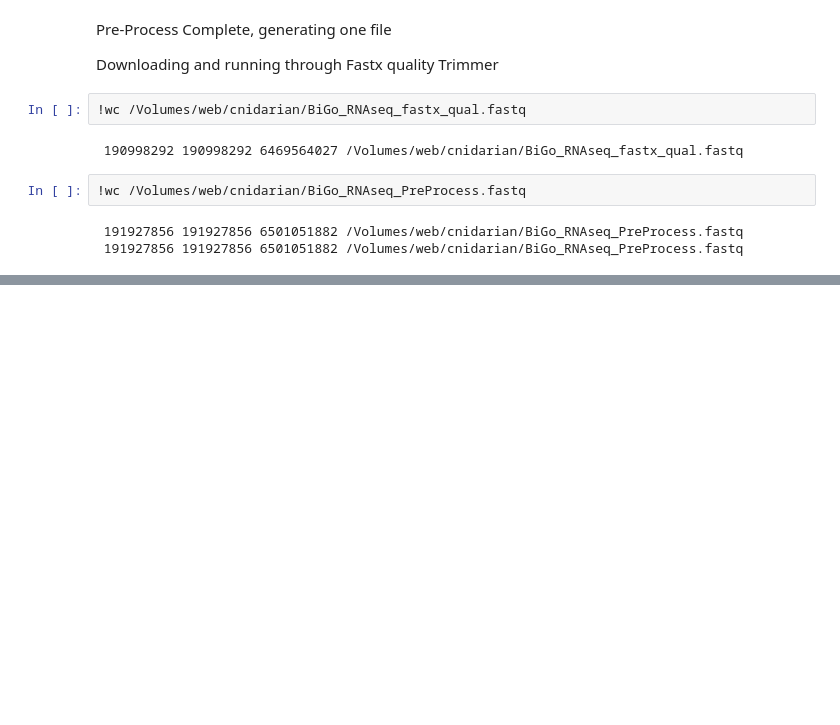
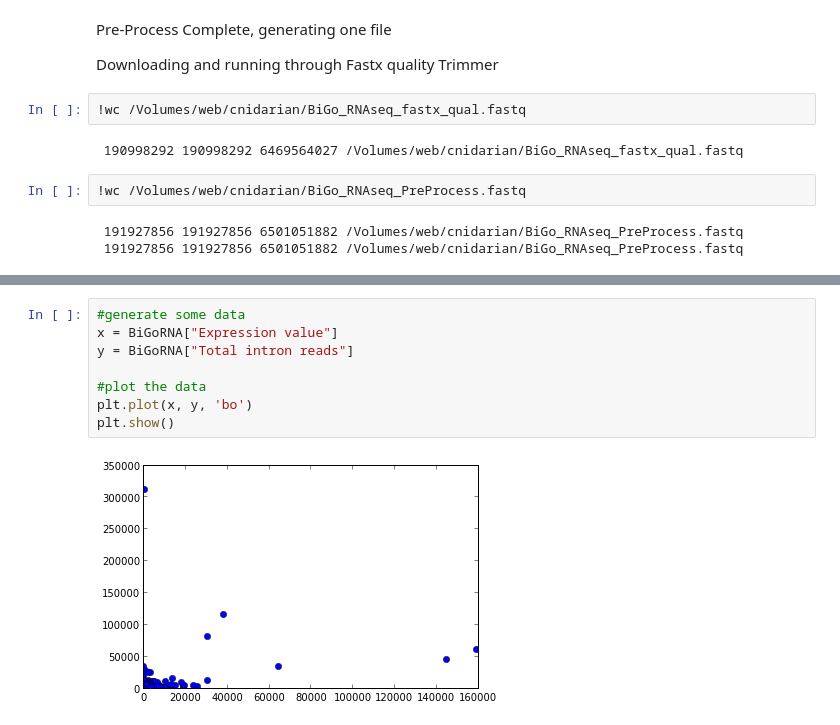
Before and after one commit to sr320/ipython_nb, a Jupyter notebook: BiGo_RNAseq.ipynb, the cells around one changed output, grey strips where cells are left out. Cells and saved outputs as stored; diff of their text form; blank space fills up the shorter version.

```diff
--- a/BiGo_RNAseq.ipynb
+++ b/BiGo_RNAseq.ipynb
@@ -617,0 +715,10 @@ Downloading and running through Fastx quality Trimmer
+# %%
+#generate some data
+x = BiGoRNA["Expression value"]
+y = BiGoRNA["Total intron reads"]
+
+#plot the data
+plt.plot(x, y, 'bo')
+plt.show()
+# %% [output]
+[figure, added]
```
Also changed, not shown: parts of 22 cells of this notebook, 3 other files.
